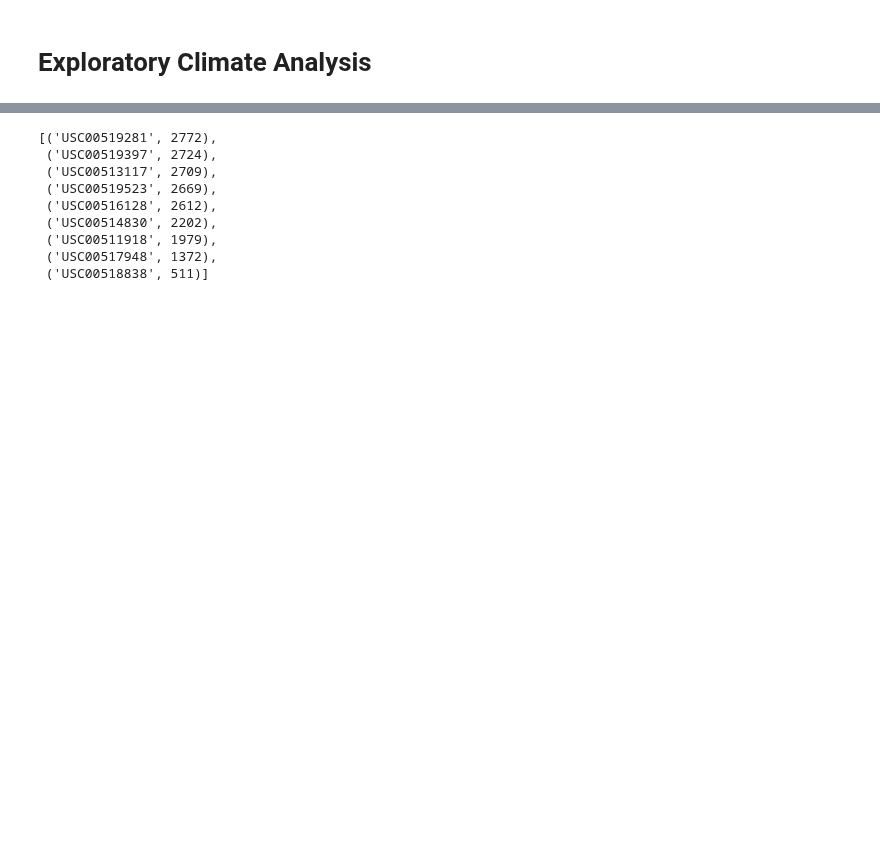
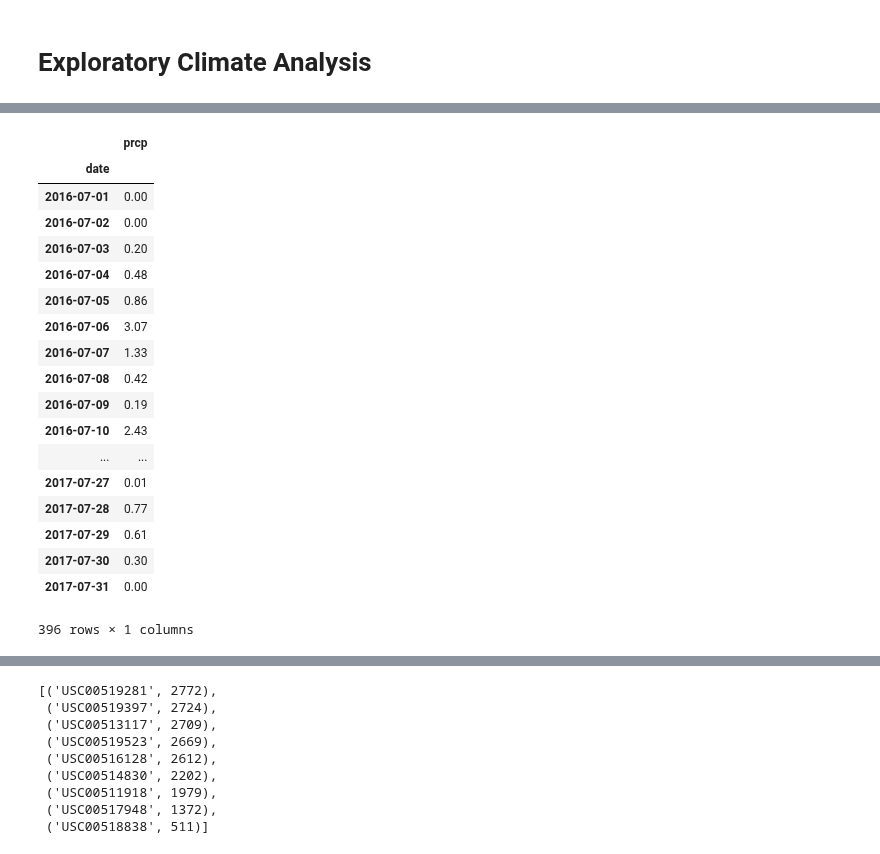
Before and after one commit to DanielSOhara27/Databootcamp-SqlAlchemy-Challenge, a Jupyter notebook: Solved_HW/Solved_climate_starter.ipynb, the cells around one changed output, grey strips where cells are left out. Drawn from its saved outputs; the diff is of its cells as text; code cells hidden in the pictures; blank space fills up the shorter version.

```diff
--- a/Solved_HW/Solved_climate_starter.ipynb
+++ b/Solved_HW/Solved_climate_starter.ipynb
@@ -105,0 +40,46 @@ data
+# %%
+# Columns[id, station, date, prcp, tobs]
+# Earliest date: 2010-01-01
+# Latest date: 2017-08-23
+# 12 Month period [2016-07-01 - 2017-07-31]
+# earliest_date = (session.query(Measurement.date).order_by(Measurement.date).first())[0]
+# print(earliest_date)
+# latest_date = (session.query(Measurement.date).order_by(Measurement.date.desc()).first())[0]
+# print(latest_date)
+
+# Design a query to retrieve the last 12 months of precipitation data and plot the results
+# There are multiple prcp values per date, and we lose those values (they get converted into 0.00)
+# when we change de date into the dataframe's index, therefore I decided to sum the prcp values to show
+# the total global prcp value per day.
+months12 = "Select date, sum(prcp) as prcp from Measurement where date >= '2016-07-01' and date <= '2017-07-31' group by date;"
+data = pd.read_sql(months12, session.bind)
+
+# Setting the date column as the index
+data.set_index('date', inplace=True)
+
+# Sort Dataset by Date
+data.sort_values(by=['date'], ascending=True, inplace=True)
+
+data.dropna(inplace=True)
+
+data
+# %% [output]
+|  | prcp |
+| date |  |
+| 2016-07-01 | 0.00 |
+| 2016-07-02 | 0.00 |
+| 2016-07-03 | 0.20 |
+| 2016-07-04 | 0.48 |
+| 2016-07-05 | 0.86 |
+| 2016-07-06 | 3.07 |
+| 2016-07-07 | 1.33 |
+| 2016-07-08 | 0.42 |
+| 2016-07-09 | 0.19 |
+| 2016-07-10 | 2.43 |
+| ... | ... |
+| 2017-07-27 | 0.01 |
+| 2017-07-28 | 0.77 |
+| 2017-07-29 | 0.61 |
+| 2017-07-30 | 0.30 |
+| 2017-07-31 | 0.00 |
+396 rows × 1 columns
```
Also changed, not shown: parts of 20 cells of this notebook, 1 other file.
